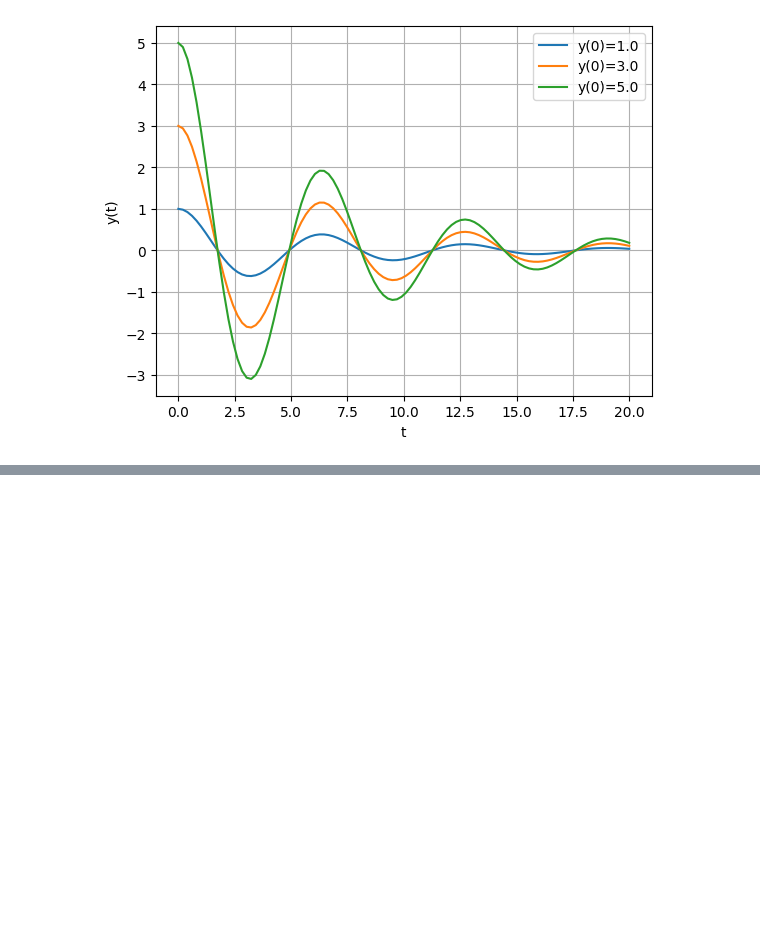
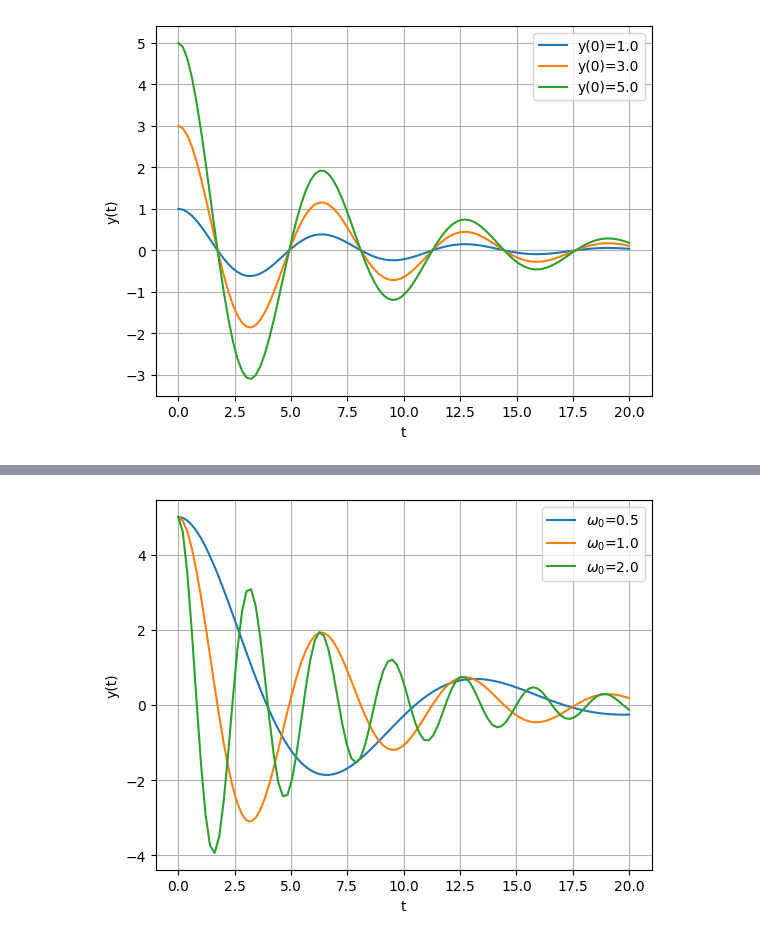
Before and after one commit to Felipe-Pinto/python_para_exatas, a Jupyter notebook: Função.ipynb, the cells around one changed output, grey strips where cells are left out. Saved outputs shown, nothing was run; the diff lists cells and outputs as text; code cells hidden in the pictures; blank space fills up the shorter version.

```diff
--- a/Função.ipynb
+++ b/Função.ipynb
@@ -131,0 +145,13 @@ plt.show()
+# %%
+# Função que retorna dy/dt com Ômega variável
+for omega_i in [0.5, 1.0, 2.0]:
+  z = odeint(modelOscilador,[zi,0],t,args=(alpha,omega_i))
+  plt.plot(t,z[:,0],label=r"$\omega_0$="+str(omega_i))
+
+plt.grid()
+plt.legend()
+plt.xlabel('t')
+plt.ylabel('y(t)')
+plt.show()
+# %% [output]
+[figure, added]
```
Also changed, not shown: parts of 1 cell of this notebook.
